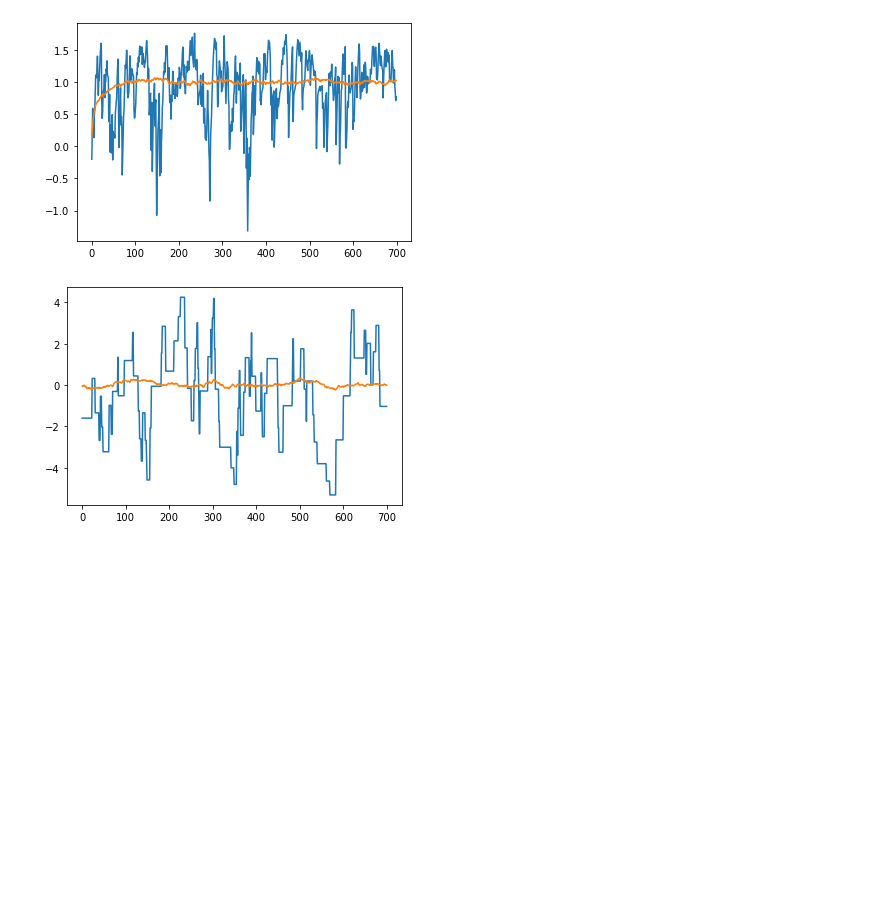
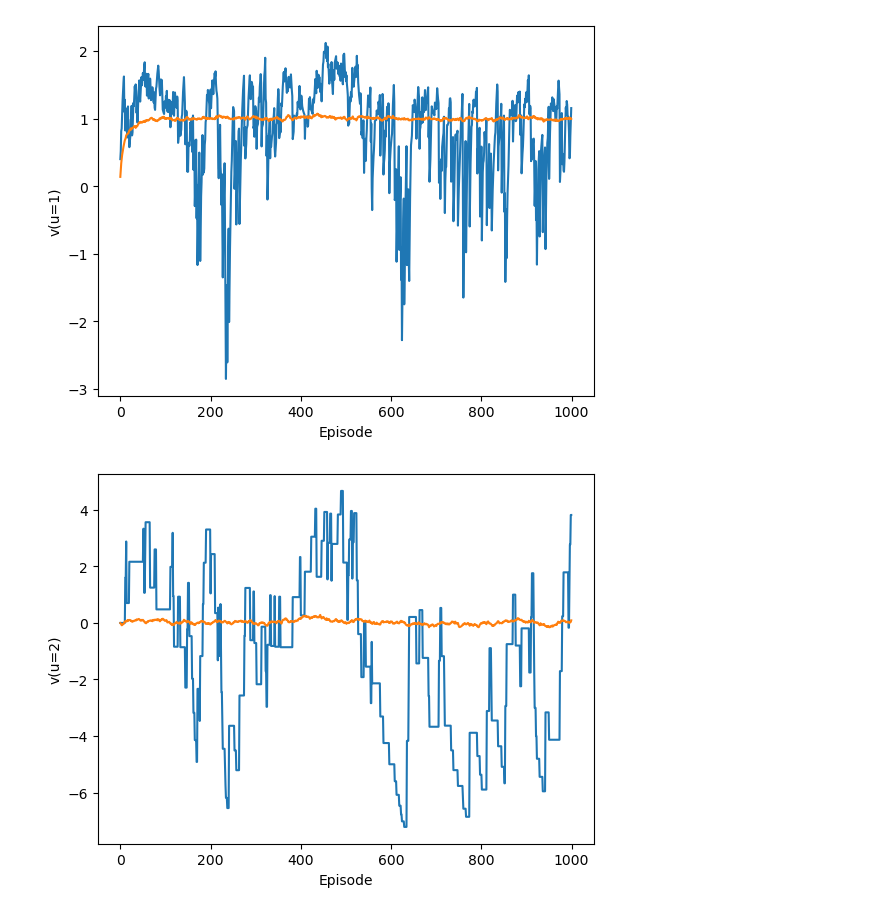
Before and after one commit to lolotta/Neural_Modeling, a Jupyter notebook: HW_2_RL_Lotta_piefke.ipynb, the cells around one changed output. Cells and saved outputs as stored; diff of their text form; code cells hidden in the pictures; blank space fills up the shorter version.

```diff
--- a/HW_2_RL_Lotta_piefke.ipynb
+++ b/HW_2_RL_Lotta_piefke.ipynb
@@ -104,7 +142,7 @@ class Agent:
 # %%
 # policy evaluation
-episodes = 700
-epochs = 700
+episodes = 1000
+epochs = 1000
 epsilon = 0.1
 
 env = Environment()
@@ -128,20 +166,24 @@ for epoch in range(epochs):
 # %%
 # plot policy evaluation
 means_per_epoch_1_pe = np.mean(v_over_epochs_pe[:,:,0], axis=0)
 plt.plot(range(epochs), v_over_epochs_pe[0,:,0])
 plt.plot(range(epochs), means_per_epoch_1_pe)
+plt.xlabel("Episode")
+plt.ylabel("v(u=1)")
 plt.show()
 means_per_epoch_2_pe = np.mean(v_over_epochs_pe[:,:,1], axis=0)
 plt.plot(range(epochs), v_over_epochs_pe[0,:,1])
 plt.plot(range(epochs), means_per_epoch_2_pe)
-
+plt.xlabel("Episode")
+plt.ylabel("v(u=2)")
 plt.show()
 
 means_per_epoch_3_pe = np.mean(v_over_epochs_pe[:,:,2], axis=0)
 plt.plot(range(epochs), v_over_epochs_pe[0,:,2])
 plt.plot(range(epochs), means_per_epoch_3_pe)
-
+plt.xlabel("Episode")
+plt.ylabel("v(u=3)")
 plt.show()
 # %% [output]
-[figure, old version]
+[figure, new version]
-[figure, old version]
+[figure, new version]
```
Also changed, not shown: parts of 12 cells of this notebook.
